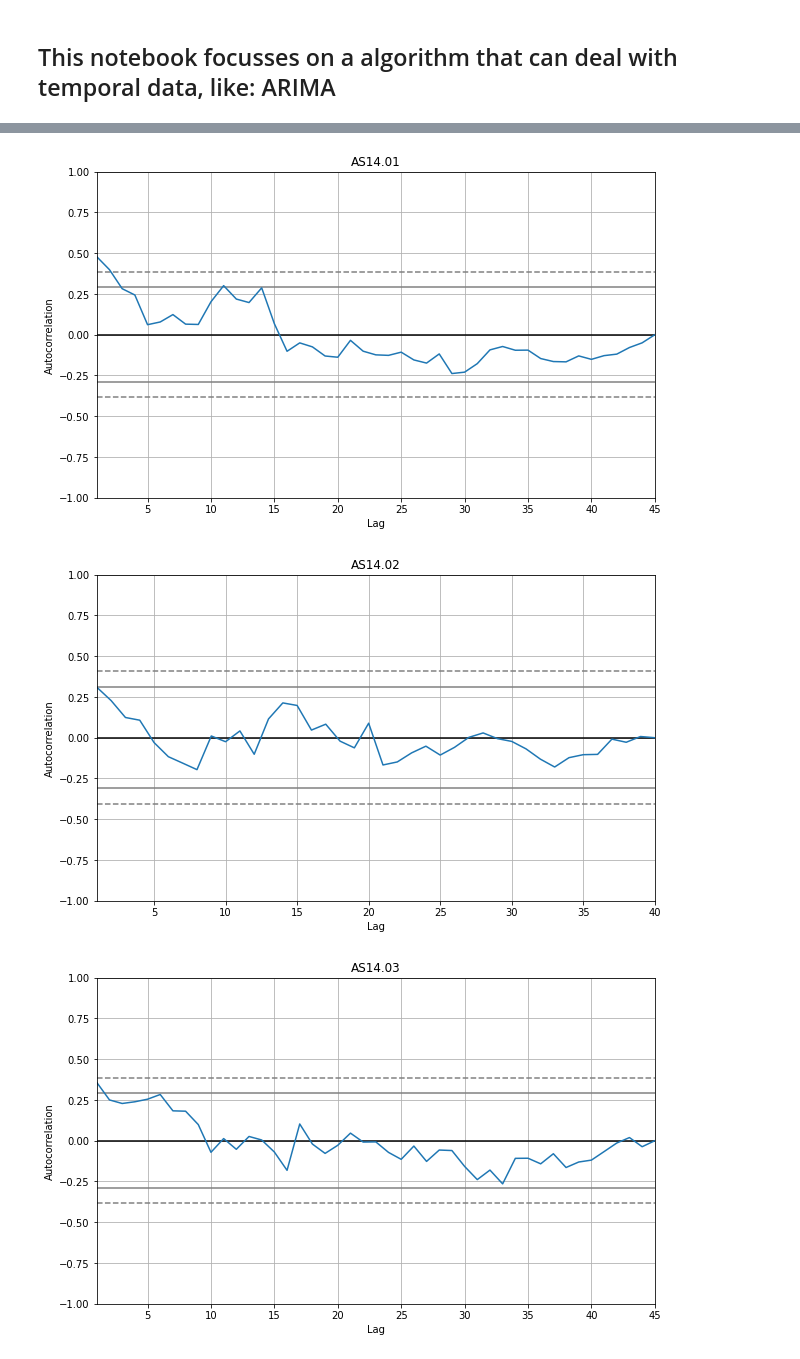
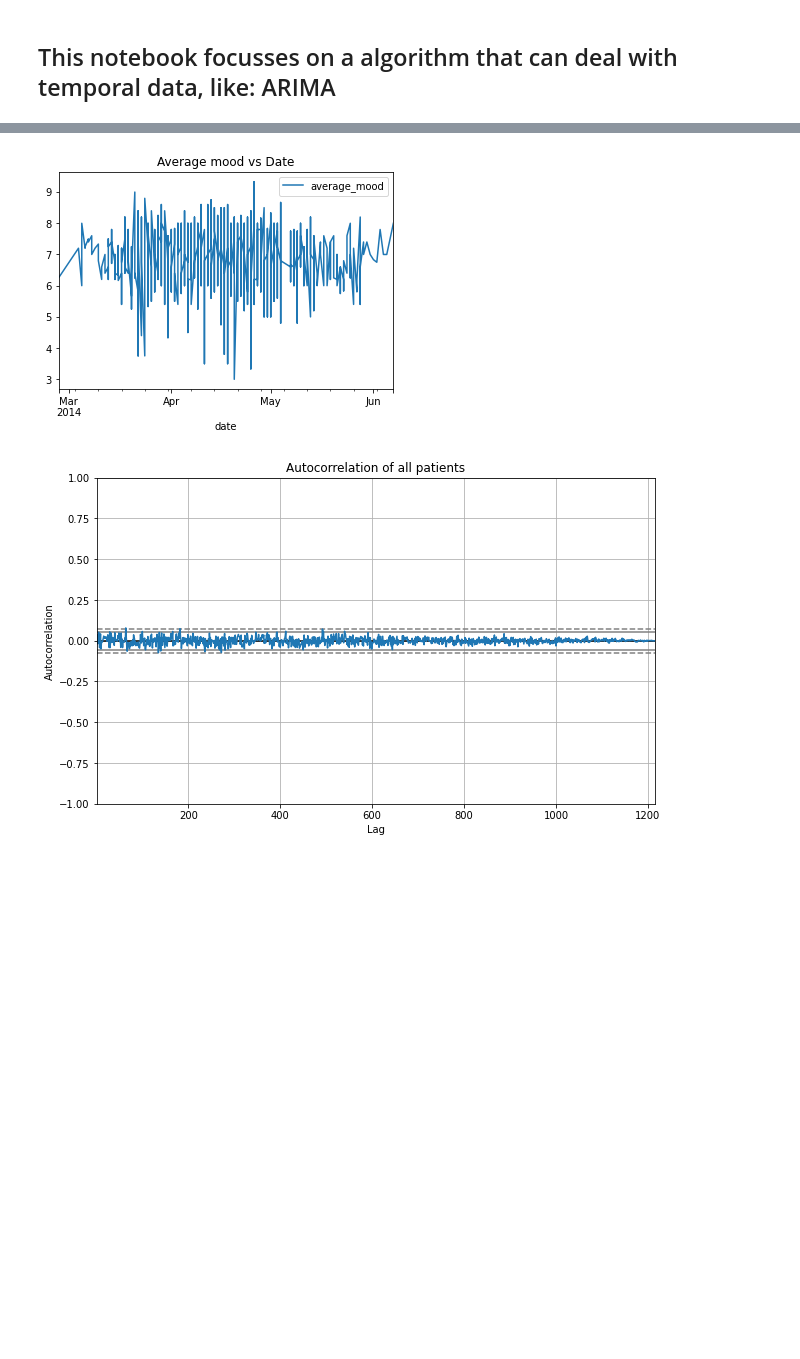
Before and after one commit to Blastorios/DMT, a Jupyter notebook: src/ARIMA.ipynb, the cells around one changed output, grey strips where cells are left out. Saved outputs shown, nothing was run; the diff lists cells and outputs as text; code cells hidden in the pictures; blank space fills up the shorter version.

```diff
--- a/src/ARIMA.ipynb
+++ b/src/ARIMA.ipynb
@@ -49,10 +30,10 @@ dfp.insert(loc=0, column='id', value=df['id'])
 # %%
-new_dfp = dfp[['date', 'id','average_mood']]
+new_dfp = df[['date', 'id','average_mood']]
 # %%
 new_dfp.set_index('date', inplace=True)
 #dfp.index = dfp.index.to_period('D')
 #dfp.index.to_pydatetime()
 # %%
-#new_dfp.index = new_dfp.index.to_period('D')
+new_dfp.index = new_dfp.index.to_period('D')
 # %%
 # dfp.to_csv("./data/final_dataset.csv")
@@ -74,3 +57,12 @@ new_dfp.set_index('date', inplace=True)
+# %%
+new_dfp = new_dfp.sort_values(by='date')
+
+new_dfp.drop(['id'], axis=1).plot()
+plt.title("Average mood vs Date")
+plt.savefig('moodvsdate.png')
+plt.show()
+# %% [output]
+[figure, added]
 # %%
 list_ids = new_dfp.id.unique()
 list_dfs = []
@@ -79,14 +71,15 @@ for x in list_ids:
     df_cor = window.drop(["id"], axis=1)
     list_dfs.append(df_cor)
 # %%
-for i in range(len(list_dfs)):
-    plt.figure(figsize=(10,6))
-    autocorrelation_plot(list_dfs[i])
-    plt.title(list_ids[i])
-    plt.show()
+#for i in range(len(list_dfs)):
+#    plt.figure(figsize=(10,6))
+#    autocorrelation_plot(list_dfs[i])
+#    plt.title(list_ids[i])
+#    plt.show()
 
+plt.figure(figsize=(10,6))
 autocorrelation_plot(new_dfp.drop(['id'], axis=1))
+plt.title("Autocorrelation of all patients")
+plt.show()
 # %% [output]
-[figure, old version]
+[figure, new version]
-[figure, removed]
-[figure, removed]
```
Also changed, not shown: parts of 16 cells of this notebook, 13 other files.
